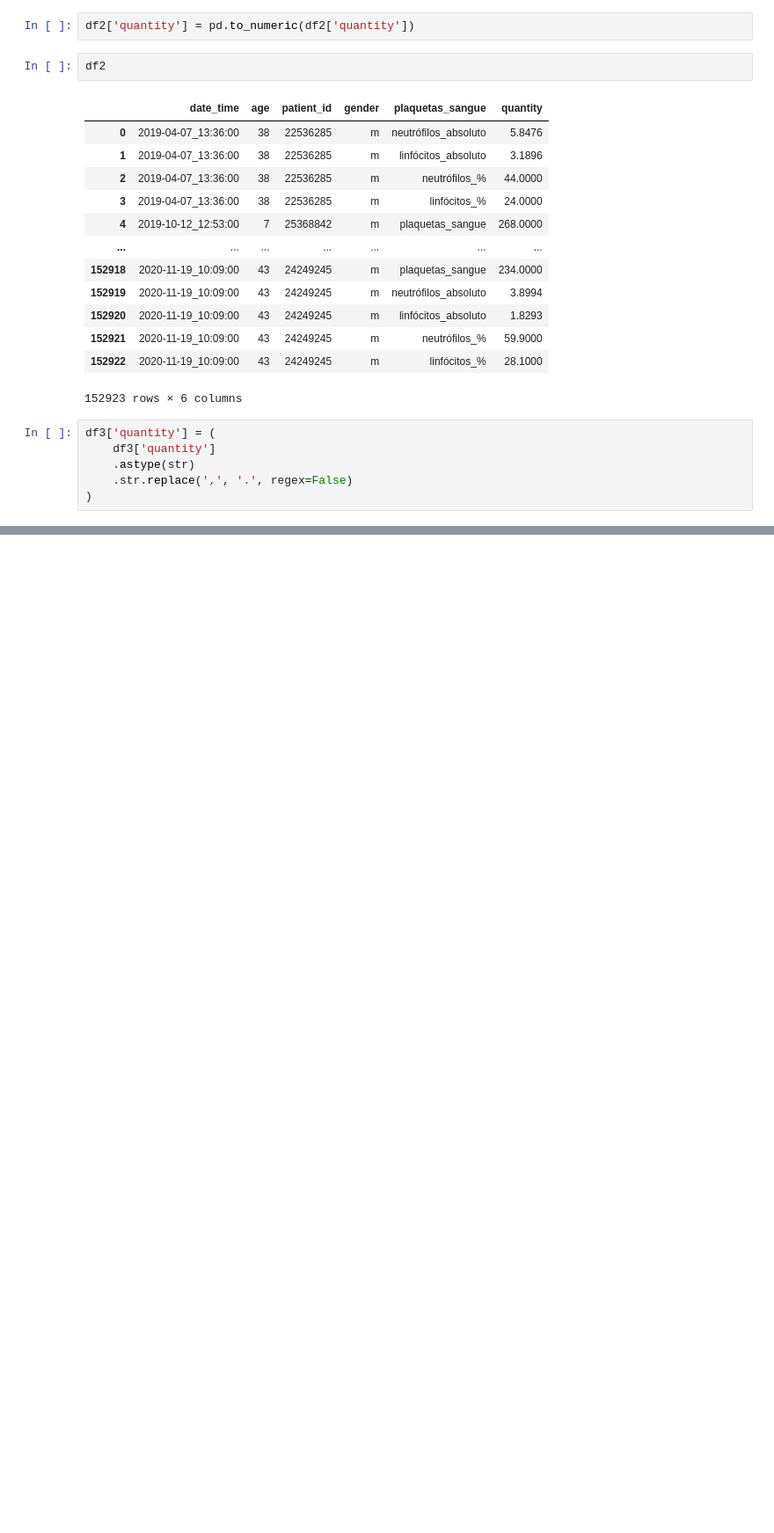
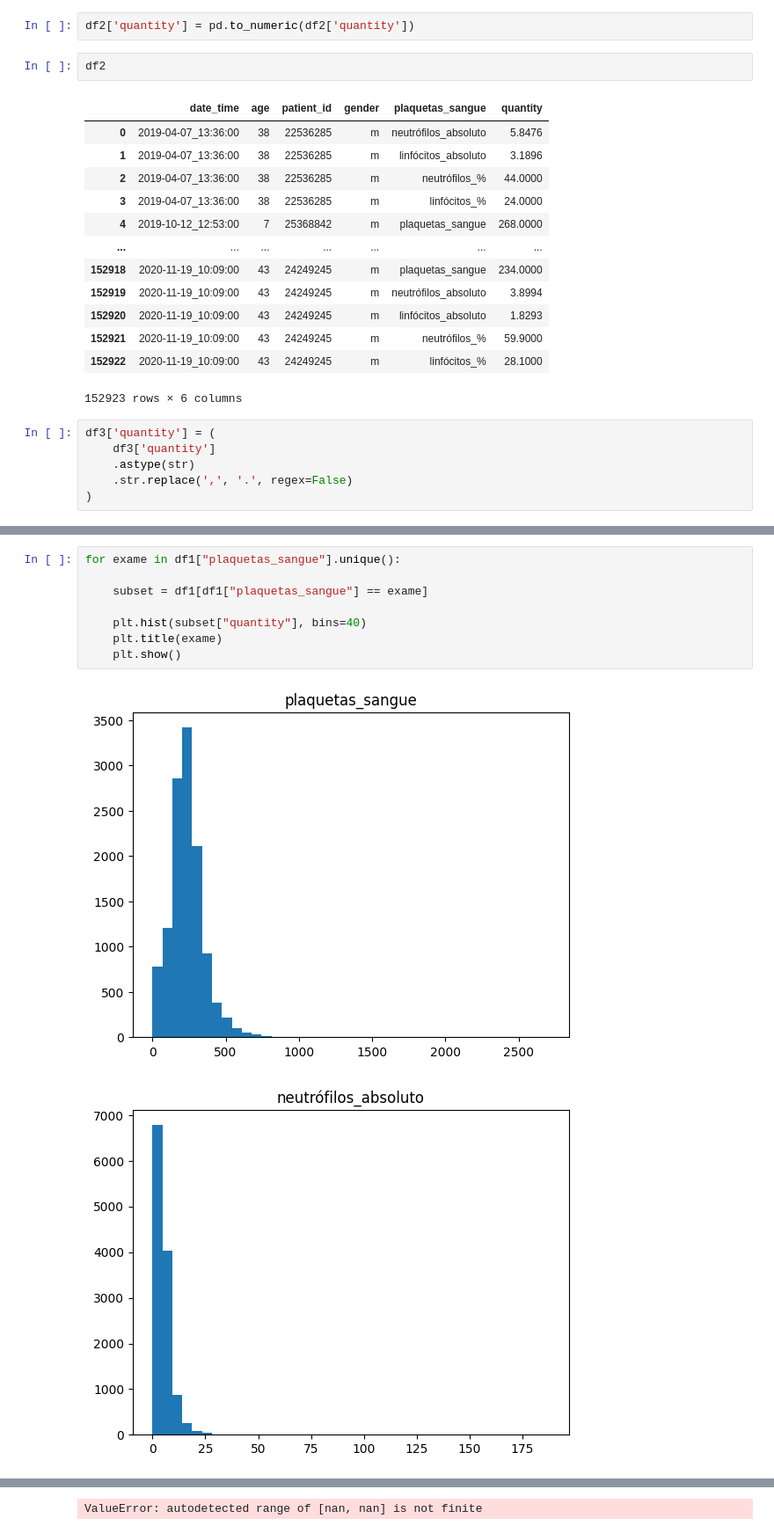
Before and after one commit to GabrielmAlves/health-care-data-synthesis, a Jupyter notebook: health-care-data-synthesis.ipynb, the cells around one changed output, grey strips where cells are left out. Shown at 88% size. Drawn from its saved outputs; the diff is of its cells as text; blank space fills up the shorter version.

```diff
--- a/health-care-data-synthesis.ipynb
+++ b/health-care-data-synthesis.ipynb
@@ -573,0 +662,11 @@ df3[63478:]
+# %%
+for exame in df1["plaquetas_sangue"].unique():
+
+    subset = df1[df1["plaquetas_sangue"] == exame]
+
+    plt.hist(subset["quantity"], bins=40)
+    plt.title(exame)
+    plt.show()
+# %% [output]
+[figure, added]
+[figure, added]
@@ -573,0 +676 @@ df3[63478:]
+ValueError: autodetected range of [nan, nan] is not finite
```
Also changed, not shown: parts of 30 cells of this notebook.
